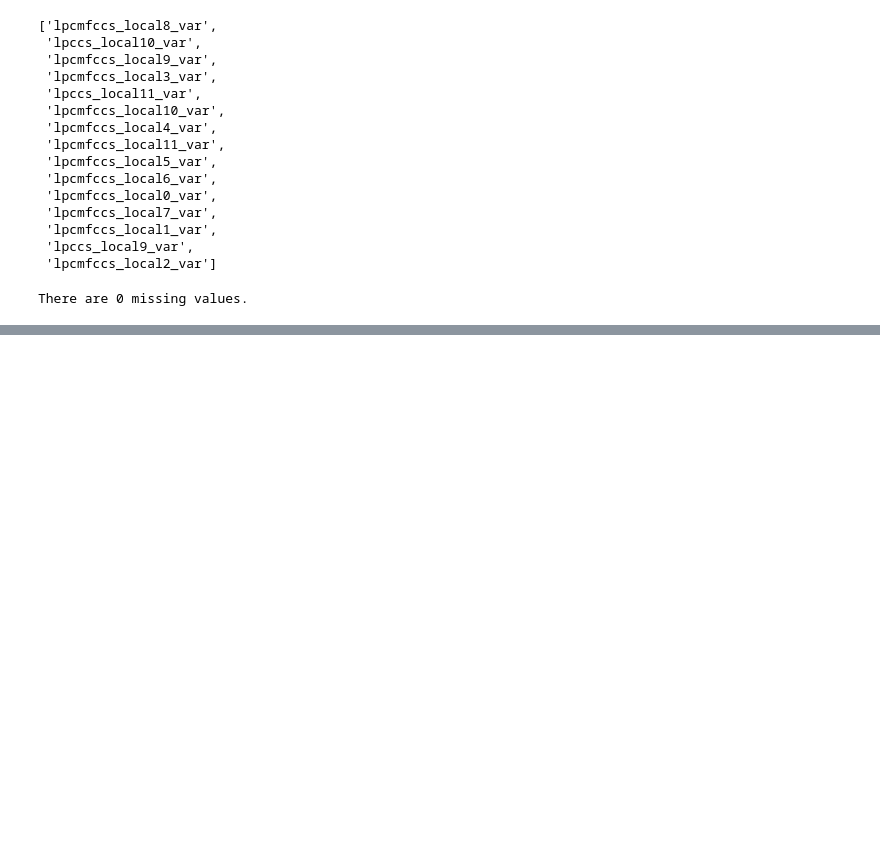
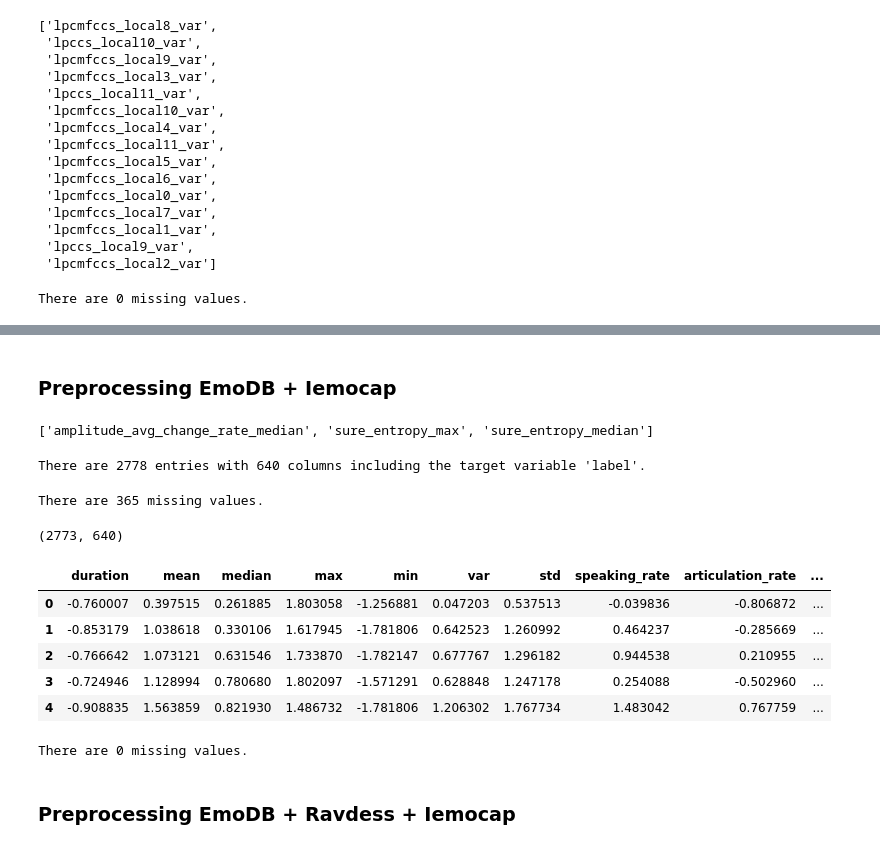
Before and after one commit to kimlindner/automatic_speech_emotion_recognition, a Jupyter notebook: notebooks/Preprocessing.ipynb, the cells around one changed output, grey strips where cells are left out. Drawn from its saved outputs; the diff is of its cells as text; code cells hidden in the pictures; blank space fills up the shorter version.

```diff
--- a/notebooks/Preprocessing.ipynb
+++ b/notebooks/Preprocessing.ipynb
@@ -439,0 +487,3 @@ df_prep.to_pickle('../results/df_prep_numerical_only_all_stats_emodb_ravdess.pkl
+# %%
+# save the iemocap features
+iemocap_feat = df.columns.to_list()
@@ -439,0 +567,19 @@ df_prep.to_pickle('../results/df_prep_numerical_only_all_stats_emodb_ravdess.pkl
+# %% [markdown]
+### Preprocessing EmoDB + Iemocap
+# %%
+missing_emo_iemo = missing_cols(emo_feat, iemocap_feat)
+missing_emo_iemo
+# %% [output]
+['amplitude_avg_change_rate_median', 'sure_entropy_max', 'sure_entropy_median']
+# %%
+# load the data
+df_emodb = pd.read_pickle('../results/extracted_features_modified_all_stats.pkl')
+df_iemocap = pd.read_pickle('../results/extracted_features_modified_all_stats_iemocap.pkl')
+
+# concatenate both datasets
+df = pd.concat([df_emodb, df_iemocap], axis=0)
+df.drop(columns = missing_emo_iemo, inplace=True)
+df = df.reset_index(drop=True)
+
+# drop unnecessary original information
+df.drop(columns=['file', 'speaker', 'gender'], inplace=True)
@@ -439,0 +589,51 @@ df_prep.to_pickle('../results/df_prep_numerical_only_all_stats_emodb_ravdess.pkl
+# %%
+# print main information about data
+print("There are {} entries with {} columns including the target variable 'label'.".format(df.shape[0], df.shape[1]))
+# %% [output]
+There are 2778 entries with 640 columns including the target variable 'label'.
+# %%
+# check for missing values
+print("There are {} missing values.".format(df.isnull().sum().sum()))
+# %% [output]
+There are 365 missing values.
+# %%
+df.dropna(inplace=True)
+df = df.reset_index(drop=True)
+df.shape
+# %% [output]
+(2773, 640)
+# %%
+# seperate data from target variable
+y = df['label']
+X = df.drop('label', axis=1)
+
+# choose only numerical columns
+numerics = ['int16', 'int32', 'int64', 'float16', 'float32', 'float64']
+X_prep = X.select_dtypes(include=numerics)
+
+# encode the target variable into a numeric value
+label_enc = preprocessing.LabelEncoder()
+y_prep = pd.DataFrame(label_enc.fit_transform(y), columns=['label'])
+
+# scale numerical features with StandardScaler
+scaler = preprocessing.StandardScaler()
+X_prep[X_prep.columns] = scaler.fit_transform(X_prep[X_prep.columns])
+
+# create and save preprocessed dataset
+df_prep = pd.concat([X_prep, y_prep], axis=1)
+df_prep.to_pickle('../results/df_prep_numerical_only_all_stats_emodb_iemocap.pkl')
+df_prep.head()
+# %% [output]
+|  | duration | mean | median | max | min | var | std | speaking_rate | articulation_rate | ... |
+| 0 | -0.760007 | 0.397515 | 0.261885 | 1.803058 | -1.256881 | 0.047203 | 0.537513 | -0.039836 | -0.806872 | ... |
+| 1 | -0.853179 | 1.038618 | 0.330106 | 1.617945 | -1.781806 | 0.642523 | 1.260992 | 0.464237 | -0.285669 | ... |
+| 2 | -0.766642 | 1.073121 | 0.631546 | 1.733870 | -1.782147 | 0.677767 | 1.296182 | 0.944538 | 0.210955 | ... |
+| 3 | -0.724946 | 1.128994 | 0.780680 | 1.802097 | -1.571291 | 0.628848 | 1.247178 | 0.254088 | -0.502960 | ... |
+| 4 | -0.908835 | 1.563859 | 0.821930 | 1.486732 | -1.781806 | 1.206302 | 1.767734 | 1.483042 | 0.767759 | ... |
+# %%
+# check for missing values
+print("There are {} missing values.".format(df_prep.isnull().sum().sum()))
+# %% [output]
+There are 0 missing values.
+# %% [markdown]
+### Preprocessing EmoDB + Ravdess + Iemocap
```
Also changed, not shown: parts of 40 cells of this notebook.
